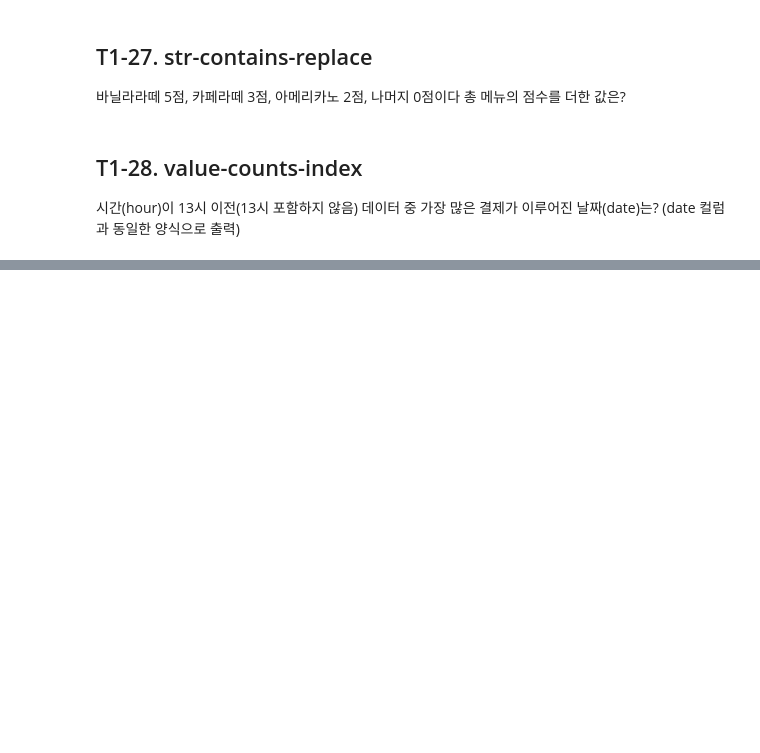
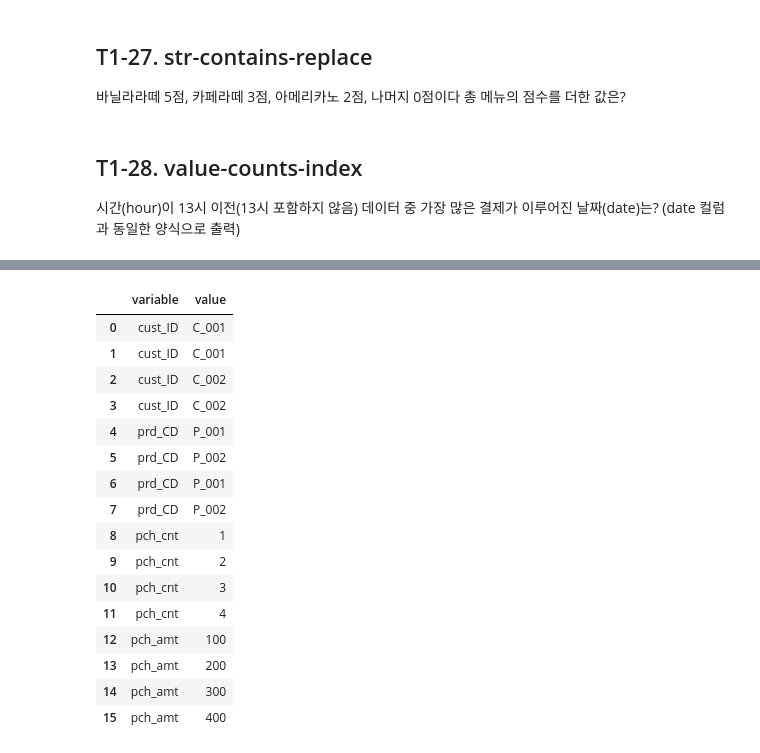
Before and after one commit to sttmy/TIL, a Jupyter notebook: AFTER TYPE1.ipynb, the cells around one changed output, grey strips where cells are left out. Cells and saved outputs as stored; diff of their text form; code cells hidden in the pictures; blank space fills up the shorter version.

```diff
--- a/AFTER TYPE1.ipynb
+++ b/AFTER TYPE1.ipynb
@@ -677,0 +827,6 @@ df.menu.map(m).fillna(0).sum()
+# %%
+data = pd.DataFrame({'cust_ID' : ['C_001', 'C_001', 'C_002', 'C_002'],
+'prd_CD' : ['P_001', 'P_002', 'P_001', 'P_002'],
+'pch_cnt' : [1, 2, 3, 4],
+'pch_amt' : [100, 200, 300, 400]})
+data
@@ -677,0 +839,20 @@ df.menu.map(m).fillna(0).sum()
+# %%
+pd.melt(data)
+# %% [output]
+|  | variable | value |
+| 0 | cust_ID | C_001 |
+| 1 | cust_ID | C_001 |
+| 2 | cust_ID | C_002 |
+| 3 | cust_ID | C_002 |
+| 4 | prd_CD | P_001 |
+| 5 | prd_CD | P_002 |
+| 6 | prd_CD | P_001 |
+| 7 | prd_CD | P_002 |
+| 8 | pch_cnt | 1 |
+| 9 | pch_cnt | 2 |
+| 10 | pch_cnt | 3 |
+| 11 | pch_cnt | 4 |
+| 12 | pch_amt | 100 |
+| 13 | pch_amt | 200 |
+| 14 | pch_amt | 300 |
+| 15 | pch_amt | 400 |
```
Also changed, not shown: parts of 35 cells of this notebook, 3 other files.
